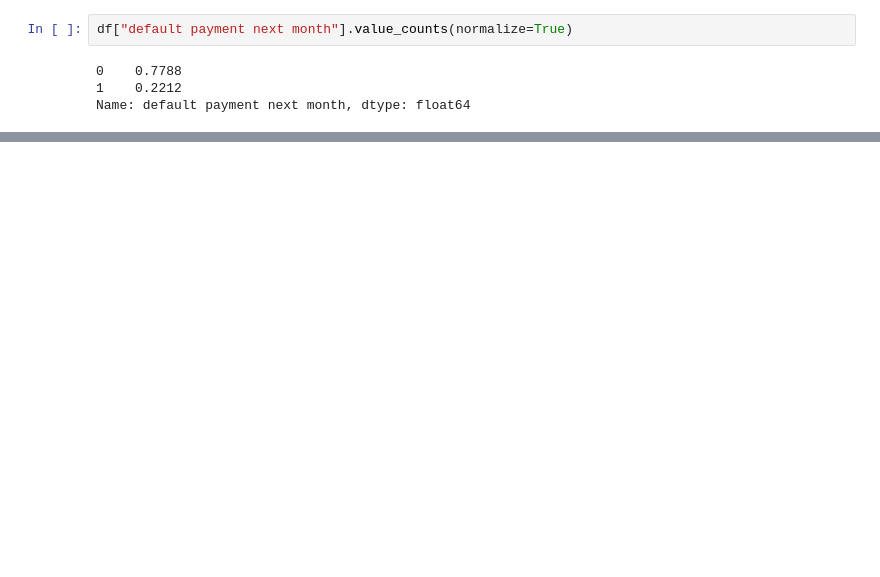
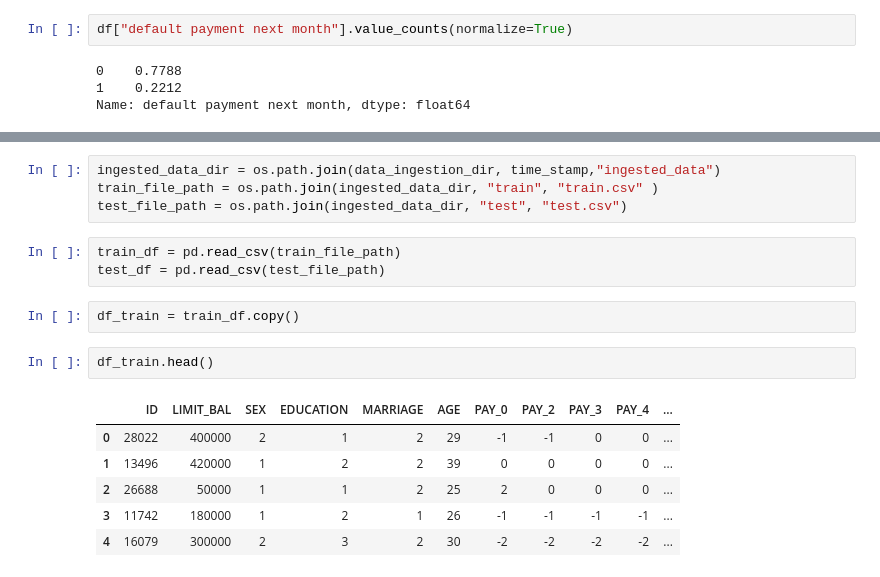
Before and after one commit to aparnatejaswini/Credit_Card_Defaulter_Prediction, a Jupyter notebook: EDA.ipynb, the cells around one changed output, grey strips where cells are left out. Saved outputs shown, nothing was run; the diff lists cells and outputs as text; blank space fills up the shorter version.

```diff
--- a/EDA.ipynb
+++ b/EDA.ipynb
@@ -22,0 +42,18 @@ Name: default payment next month, dtype: float64
+# %%
+ingested_data_dir = os.path.join(data_ingestion_dir, time_stamp,"ingested_data")
+train_file_path = os.path.join(ingested_data_dir, "train", "train.csv" )
+test_file_path = os.path.join(ingested_data_dir, "test", "test.csv")
+# %%
+train_df = pd.read_csv(train_file_path)
+test_df = pd.read_csv(test_file_path)
+# %%
+df_train = train_df.copy()
+# %%
+df_train.head()
+# %% [output]
+|  | ID | LIMIT_BAL | SEX | EDUCATION | MARRIAGE | AGE | PAY_0 | PAY_2 | PAY_3 | PAY_4 | ... |
+| 0 | 28022 | 400000 | 2 | 1 | 2 | 29 | -1 | -1 | 0 | 0 | ... |
+| 1 | 13496 | 420000 | 1 | 2 | 2 | 39 | 0 | 0 | 0 | 0 | ... |
+| 2 | 26688 | 50000 | 1 | 1 | 2 | 25 | 2 | 0 | 0 | 0 | ... |
+| 3 | 11742 | 180000 | 1 | 2 | 1 | 26 | -1 | -1 | -1 | -1 | ... |
+| 4 | 16079 | 300000 | 2 | 3 | 2 | 30 | -2 | -2 | -2 | -2 | ... |
```
Also changed, not shown: parts of 40 cells of this notebook, 12 other files.
